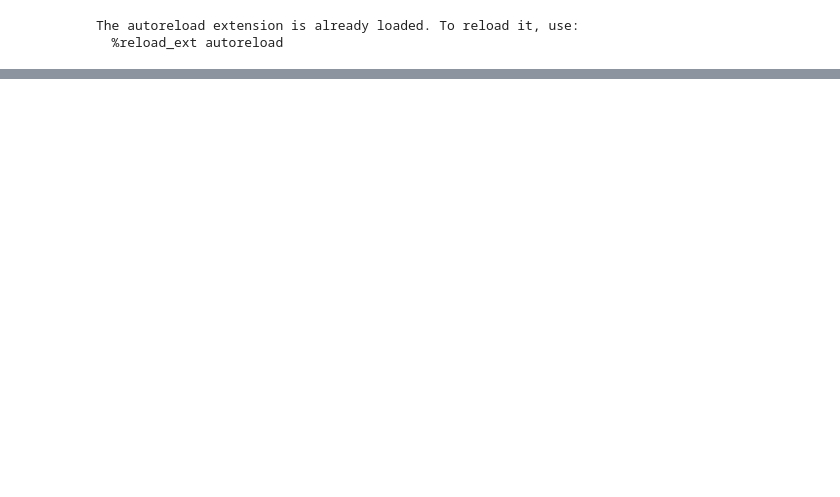
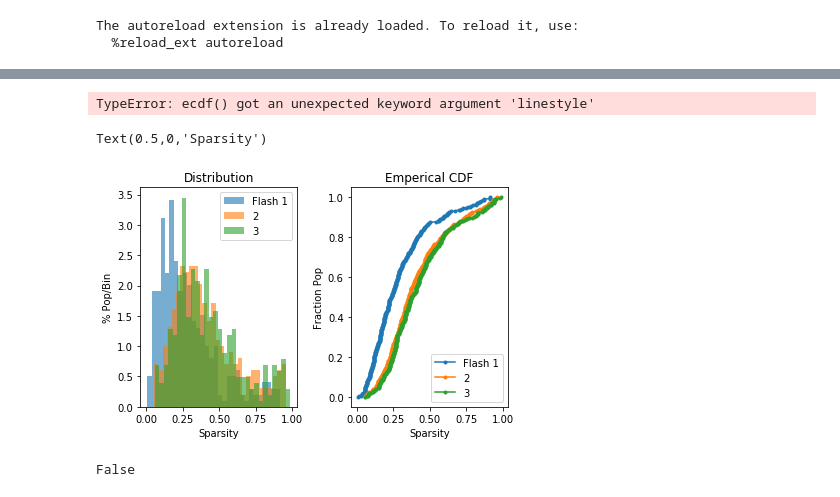
Before and after one commit to yonibrowning/oBehave, a Jupyter notebook: PlottingTesting/PCA_responces.ipynb, the cells around one changed output, grey strips where cells are left out. Drawn from its saved outputs; the diff is of its cells as text; code cells hidden in the pictures; blank space fills up the shorter version.

```diff
--- a/PlottingTesting/PCA_responces.ipynb
+++ b/PlottingTesting/PCA_responces.ipynb
@@ -109,0 +126,57 @@ print(sp.stats.ks_2samp(cr['Spar2'],cr['Spar3']))
+# %%
+def ecdf(data,plotme = True,ax = None,lineopts={'linestyle':'-','marker':'.'}):
+    if ax is None:
+        ax = plt.gca()
+    data = np.array(data)# Just in case
+    data = data[np.isfinite(data)]
+    cdfx = np.sort(np.unique(data[np.isfinite(data)]))
+    yval = np.zeros(cdfx.shape)
+    for ii,xx in enumerate(cdfx):
+        yval[ii] = float(len(data[data<xx]))/float(len(data))
+    if plotme:
+        ax.plot(cdfx,yval,**lineopts)
+    return cdfx,yval
+
+#ecdf(CellResp['Spar1'].values);
+ecdf(CellResp['SparAve'][np.isfinite(CellResp['SparAve'])&(CellResp['cre_line']=='Slc17a7-IRES2-Cre')&(CellResp['session_type']=='behavior_session_A')].values);
+ecdf(CellResp['SparAve'][np.isfinite(CellResp['SparAve'])&(CellResp['cre_line']=='Slc17a7-IRES2-Cre')&(CellResp['session_type']=='behavior_session_B')].values);
+
+#ecdf(CellResp[]['SparAve'].values)
+#ecdf(CellResp['Spar2'].values);
+#ecdf(CellResp['Spar3'].values);
+#ecdf(CellResp['Spar4'].values);
+#ecdf(CellResp['Spar5'].values);
+# %% [output]
+TypeError: ecdf() got an unexpected keyword argument 'linestyle'
+# %%
+CR = CellResp.copy()
+CR = CR.merge(manifest,left_on='experiment_id',right_on='experiment_id',how='left')
+# plt.figure()
+# ecdf(CR['SparAve'][np.isfinite(CR['SparAve'])&(CR['cre_line_x']=='Slc17a7-IRES2-Cre')&(CR['session_type_y']=='behavior_session_A')&(CR['targeted_structure']=='VISp')].values);
+# ecdf(CR['SparAve'][np.isfinite(CR['SparAve'])&(CR['cre_line_x']=='Slc17a7-IRES2-Cre')&(CR['session_type_y']=='behavior_session_A')&(CR['targeted_structure']=='VISal')].values);
+# plt.legend(['VISp','VISal'])
+
+fig = plt.figure(tight_layout = True)
+axes = fig.subplots(1,2)
+axes[0].hist(CR['Spar1'][np.isfinite(CR['Spar1'])&(CR['cre_line_x']=='Slc17a7-IRES2-Cre')&(CR['session_type_y']=='behavior_session_A')&(CR['targeted_structure']=='VISp')].values,bins =30,normed = True,alpha = .6)
+axes[0].hist(CR['Spar2'][np.isfinite(CR['Spar2'])&(CR['cre_line_x']=='Slc17a7-IRES2-Cre')&(CR['session_type_y'] =='behavior_session_A')&(CR['targeted_structure']=='VISp')].values,bins =30,normed = True,alpha = .6)
+axes[0].hist(CR['Spar3'][np.isfinite(CR['Spar3'])&(CR['cre_line_x']=='Slc17a7-IRES2-Cre')&(CR['session_type_y'] =='behavior_session_A')&(CR['targeted_structure']=='VISp')].values,bins =30,normed = True,alpha = .6)
+axes[0].legend(['Flash 1','2','3'])
+axes[0].set_title('Distribution')
+axes[0].set_ylabel('% Pop/Bin')
+axes[0].set_xlabel('Sparsity')
+
+ecdf(CR['Spar1'][np.isfinite(CR['Spar1'])&(CR['cre_line_x']=='Slc17a7-IRES2-Cre')&(CR['session_type_y']=='behavior_session_A')&(CR['targeted_structure']=='VISp')].values,ax = axes[1]);
+ecdf(CR['Spar2'][np.isfinite(CR['Spar2'])&(CR['cre_line_x']=='Slc17a7-IRES2-Cre')&(CR['session_type_y'] =='behavior_session_A')&(CR['targeted_structure']=='VISp')].values,ax = axes[1]);
+ecdf(CR['Spar3'][np.isfinite(CR['Spar2'])&(CR['cre_line_x']=='Slc17a7-IRES2-Cre')&(CR['session_type_y'] =='behavior_session_A')&(CR['targeted_structure']=='VISp')].values,ax = axes[1]);
+axes[1].legend(['Flash 1','2','3'])
+axes[1].set_title('Emperical CDF')
+axes[1].set_ylabel('Fraction Pop')
+axes[1].set_xlabel('Sparsity')
+# %% [output]
+Text(0.5,0,'Sparsity')
+[figure, added]
+# %%
+any(~CR.first_session.values)
+# %% [output]
+False
```
Also changed, not shown: parts of 6 cells of this notebook, 4 other files.
